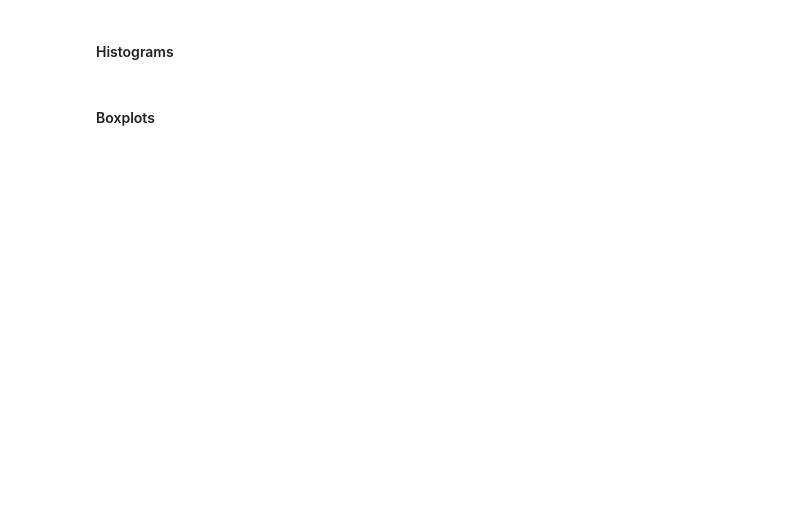
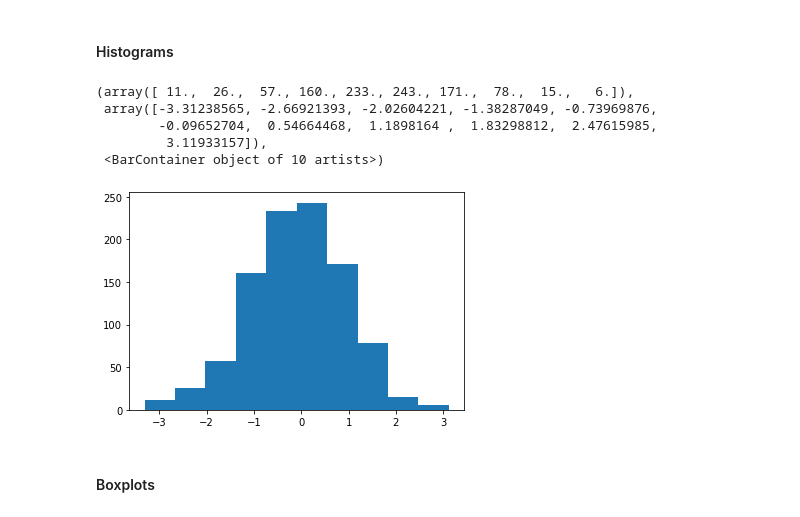
Before and after one commit to MarkJParry/FDA, a Jupyter notebook: pyplot.ipynb, the cells around one changed output. Saved outputs shown, nothing was run; the diff lists cells and outputs as text; code cells hidden in the pictures; blank space fills up the shorter version.

```diff
--- a/pyplot.ipynb
+++ b/pyplot.ipynb
@@ -82,4 +103,14 @@ check it is there by shelling out to the command line
 # %% [markdown]
 #### Histograms
+# %%
+
+plt.hist(data)
+# %% [output]
+(array([ 11.,  26.,  57., 160., 233., 243., 171.,  78.,  15.,   6.]),
+ array([-3.31238565, -2.66921393, -2.02604221, -1.38287049, -0.73969876,
+        -0.09652704,  0.54664468,  1.1898164 ,  1.83298812,  2.47615985,
+         3.11933157]),
+ <BarContainer object of 10 artists>)
+[figure, added]
 # %% [markdown]
 #### Boxplots
```
Also changed, not shown: parts of 9 cells of this notebook, 23 other files.
